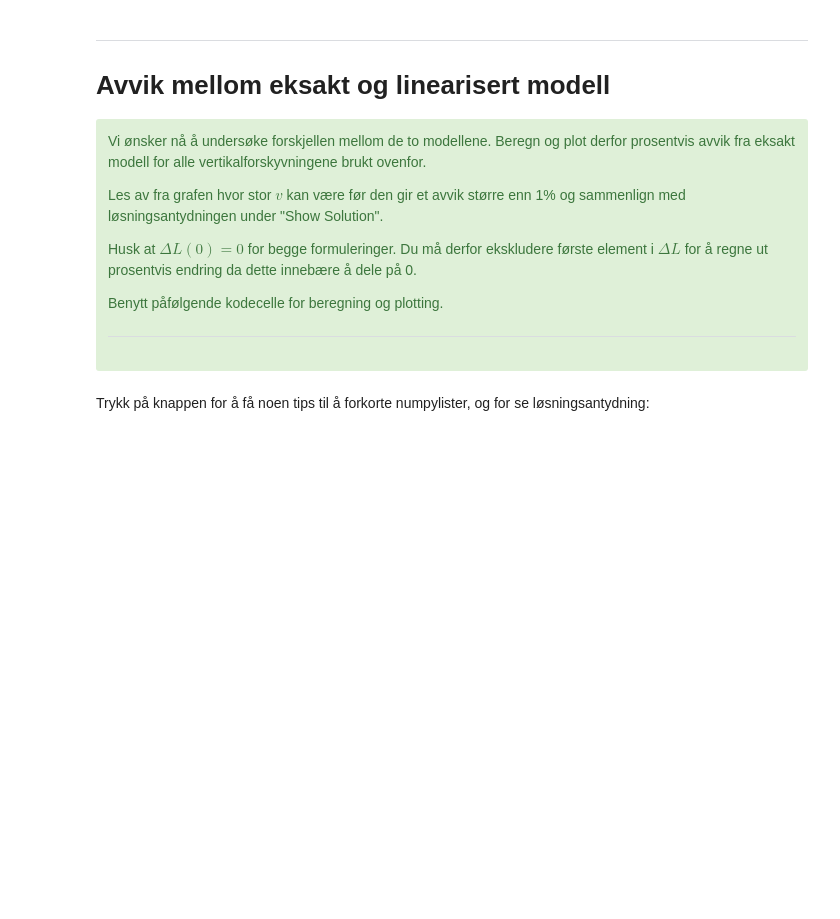
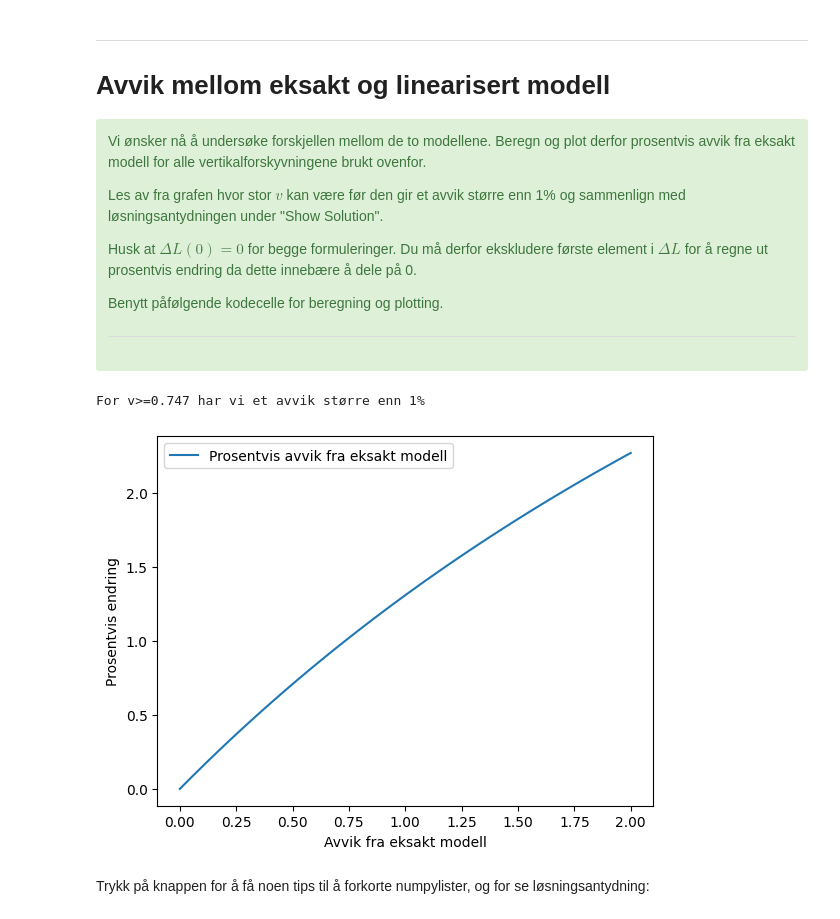
Before and after one commit to bragevei/mek-1-python, a Jupyter notebook: Pythonoving1(3).ipynb, the cells around one changed output. Drawn from its saved outputs; the diff is of its cells as text; code cells hidden in the pictures; blank space fills up the shorter version.

```diff
--- a/Pythonoving1(3).ipynb
+++ b/Pythonoving1(3).ipynb
@@ -121,6 +159,28 @@ Benytt påfølgende kodecelle for beregning og plotting.
 ***
 
 </div>
+# %%
+def avvik(eksakt_mod, lin_mod, vertikalForskyvning):
+    prosent=np.zeros_like(eksakt_mod)
+    v=None
+    for i in range(1, len(eksakt_mod)):
+        prosent[i]=(abs(eksakt_mod[i]-lin_mod[i])/eksakt_mod[i])*100
+        if v==None and prosent[i] >= 1:
+            v=vertikalForskyvning[i]
+    return v, prosent
+
+eksakt_mod, lin_mod = delta_L(L0, vertikalForskyvning)
+v, p = avvik(eksakt_mod, lin_mod, vertikalForskyvning)
+print(f"For v>={v:.3f} har vi et avvik større enn 1%")
+
+plt.plot(vertikalForskyvning, p, label="Prosentvis avvik fra eksakt modell")
+plt.xlabel("Avvik fra eksakt modell")
+plt.ylabel("Prosentvis endring")
+plt.legend()
+plt.show()
+# %% [output]
+For v>=0.747 har vi et avvik større enn 1%
+[figure, added]
 # %% [markdown]
 Trykk på knappen for å få noen tips til å forkorte numpylister, og for se løsningsantydning:
 # %% [markdown]
```
Also changed, not shown: parts of 3 cells of this notebook.
